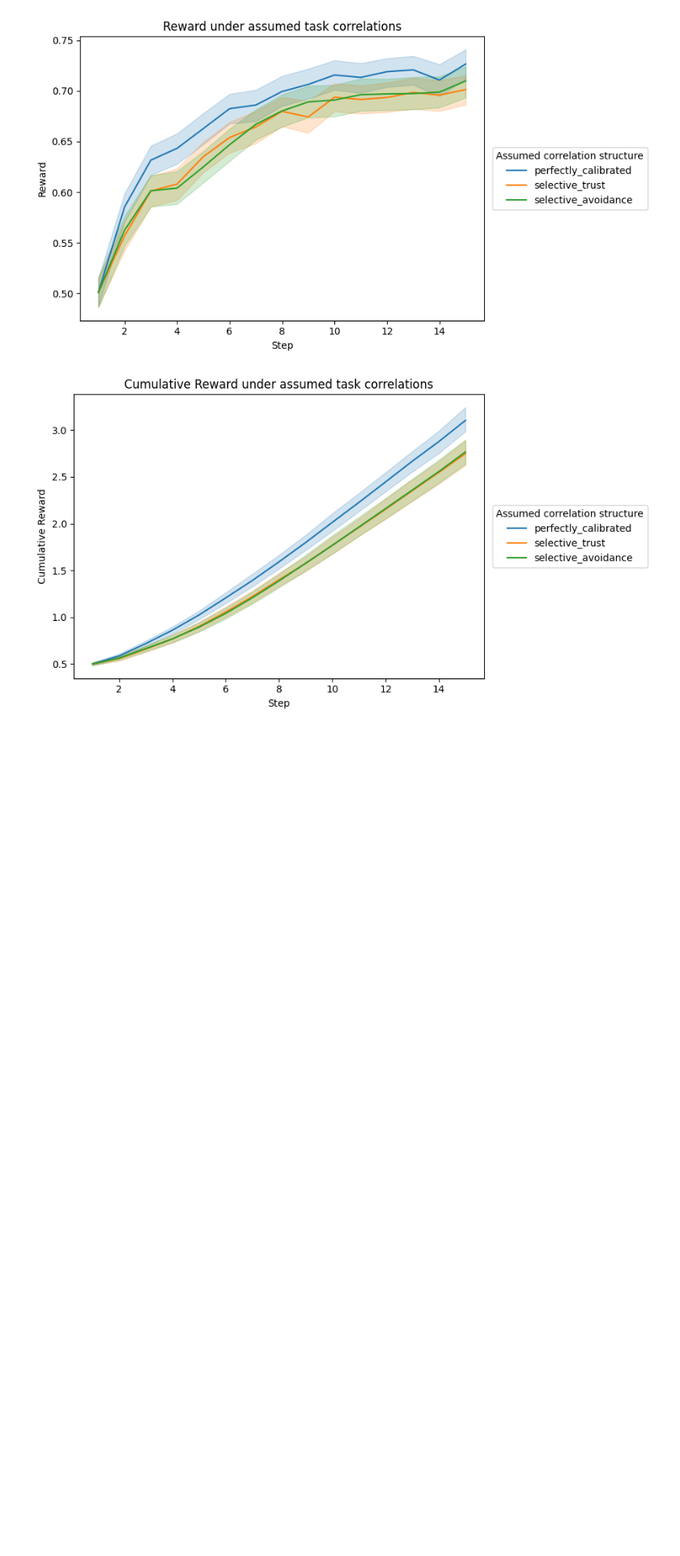
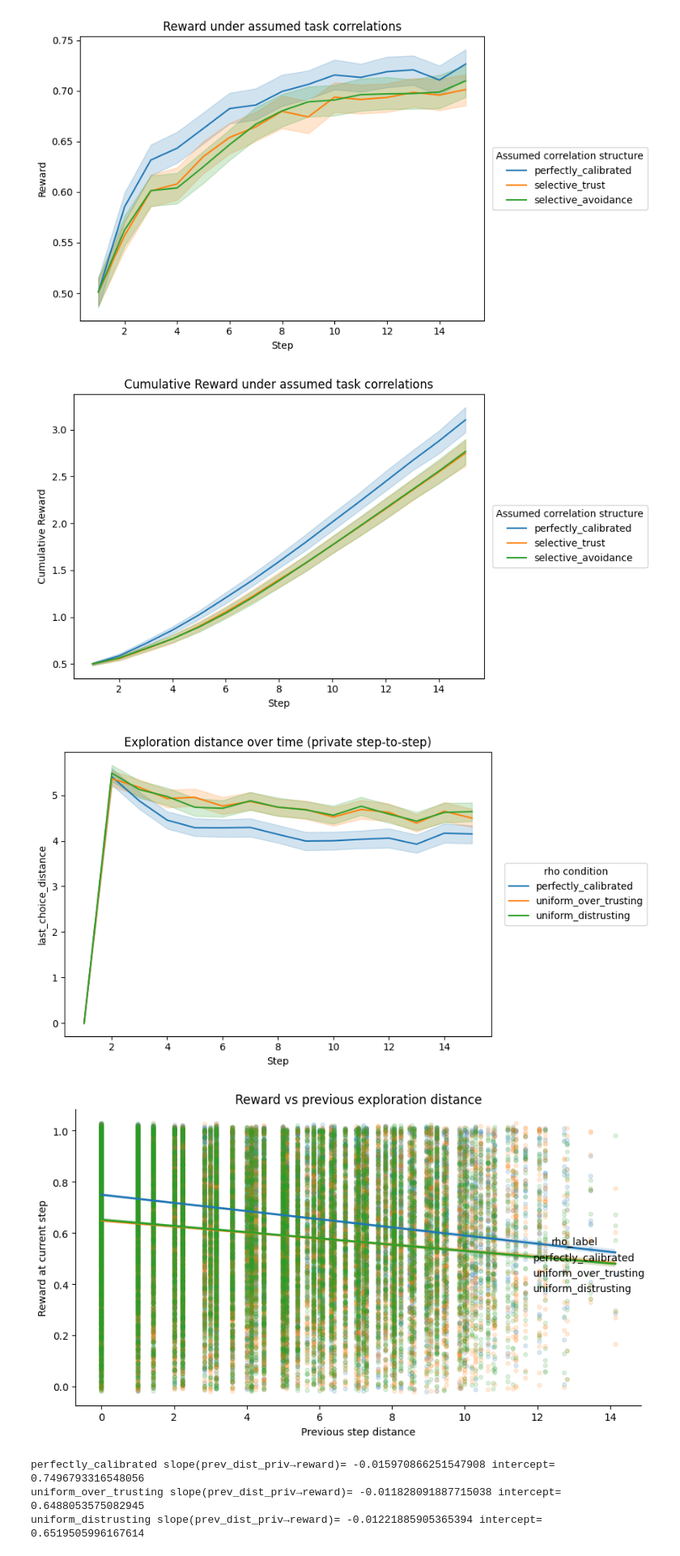
Before and after one commit to vagechirkov/Spatial-MAB-ABM, a Jupyter notebook: abm/2soc2gen.ipynb, the cells around one changed output. Shown at 81% size. Cells and saved outputs as stored; diff of their text form; code cells hidden in the pictures; blank space fills up the shorter version.

Commit message:
Add exploration distance metrics and visualization

```diff
--- a/abm/2soc2gen.ipynb
+++ b/abm/2soc2gen.ipynb
@@ -283,3 +281,75 @@ plot_reward(batch_results, y_col="cumulative_reward", keep_labels=my_subset)
 # %% [output]
 [figure]
 [figure]
+# %%
+from sklearn.linear_model import LinearRegression
+
+# choose which rho conditions to analyze
+keep_labels = ["perfectly_calibrated", "uniform_over_trusting", "uniform_distrusting"]
+
+required_cols = [
+    "last_choice_distance_private",
+    "last_choice_distance_social",
+    "reward",
+    "Step",
+    "rho_label",
+    "model_type",
+]
+
+df = batch_results.copy()
+df = df[(df["model_type"] == "SG-ICM") & (df["rho_label"].isin(keep_labels))].copy()
+group_cols = [c for c in ["RunId", "iteration", "AgentID"] if c in df.columns]
+df = df.sort_values(group_cols + ["Step"])
+
+# distance at t-1 predicts reward at t
+df["prev_dist_priv"] = df.groupby(group_cols)["last_choice_distance_private"].shift(1)
+df["prev_dist_soc"] = df.groupby(group_cols)["last_choice_distance_social"].shift(1)
+
+df_lag = df.dropna(subset=["prev_dist_priv", "reward"]).copy()
+
+# Distance over time
+plt.figure(figsize=(9, 5))
+sns.lineplot(
+    data=df,
+    x="Step",
+    y="last_choice_distance_private",
+    hue="rho_label",
+    hue_order=keep_labels,
+    errorbar="ci",
+)
+plt.title("Exploration distance over time (private step-to-step)")
+plt.xlabel("Step")
+plt.ylabel("last_choice_distance")
+plt.legend(title="rho condition", bbox_to_anchor=(1.02, 0.5), loc="center left")
+plt.tight_layout()
+plt.show()
+
+# Reward vs previous distance
+g = sns.lmplot(
+    data=df_lag,
+    x="prev_dist_priv",
+    y="reward",
+    hue="rho_label",
+    hue_order=keep_labels,
+    height=5,
+    aspect=1.3,
+    scatter_kws={"alpha": 0.15, "s": 15},
+    line_kws={"linewidth": 2},
+)
+g.set_axis_labels("Previous step distance", "Reward at current step")
+plt.title("Reward vs previous exploration distance")
+plt.tight_layout()
+plt.show()
+
+for label in keep_labels:
+    sub = df_lag[df_lag["rho_label"] == label]
+    X = sub[["prev_dist_priv"]].to_numpy()
+    y = sub["reward"].to_numpy()
+    lr = LinearRegression().fit(X, y)
+    print(label, "slope(prev_dist_priv→reward)=", float(lr.coef_[0]), "intercept=", float(lr.intercept_))
+# %% [output]
+[figure, added]
+[figure, added]
+perfectly_calibrated slope(prev_dist_priv→reward)= -0.015970866251547908 intercept= 0.7496793316548056
+uniform_over_trusting slope(prev_dist_priv→reward)= -0.011828091887715038 intercept= 0.6488053575082945
+uniform_distrusting slope(prev_dist_priv→reward)= -0.01221885905365394 intercept= 0.6519505996167614
```
Also changed, not shown: parts of 3 cells of this notebook, 2 other files.
